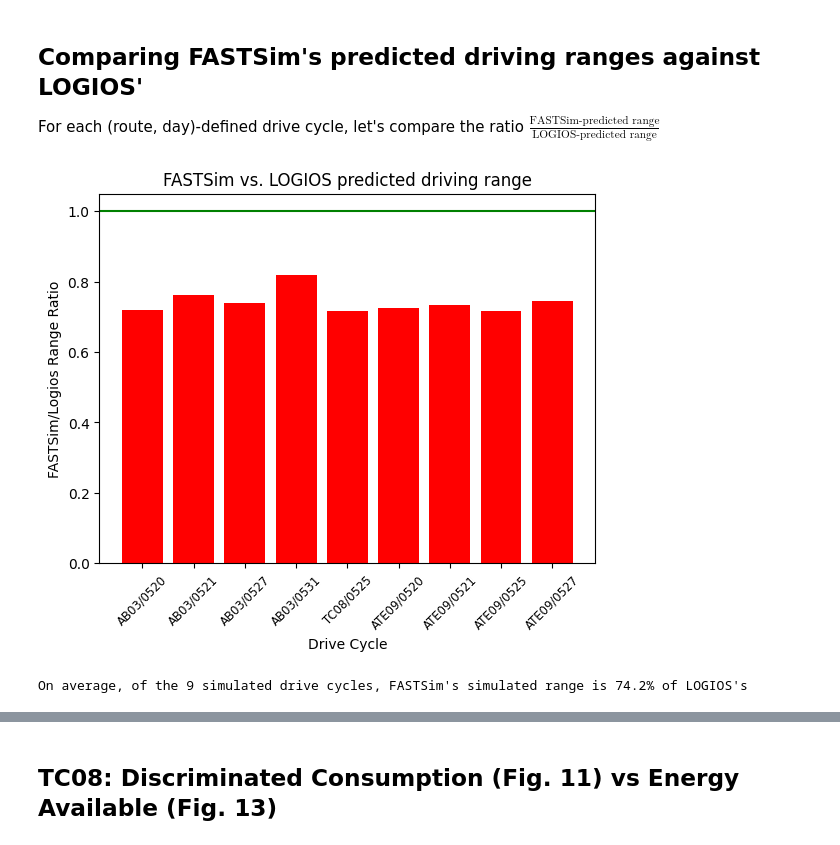
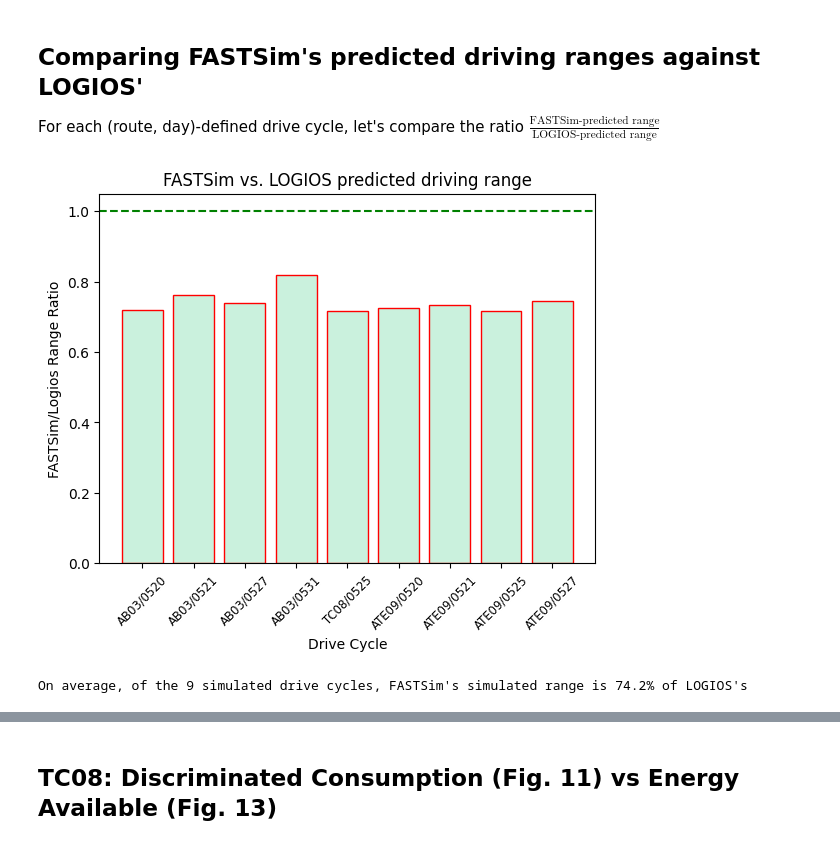
Before and after one commit to RESET-Lab/TransitBusSimulation, a Jupyter notebook: FASTSim Simulation/Bus Parameter Validation.ipynb, the cells around one changed output, grey strips where cells are left out. Drawn from its saved outputs; the diff is of its cells as text; code cells hidden in the pictures.

```diff
--- a/FASTSim Simulation/Bus Parameter Validation.ipynb
+++ b/FASTSim Simulation/Bus Parameter Validation.ipynb
@@ -97,21 +106,21 @@ For each (route, day)-defined drive cycle, let's compare the ratio $\frac{\text{
 # %%
 route_days = []
 range_diffs = []
 for drive_cycle in results.keys():
     route_days.append(drive_cycle)
     fastsim_range = results[drive_cycle]['fastsim_range']
     logios_range = results[drive_cycle]['logios_range']
     range_diffs.append(fastsim_range/logios_range)
 
-plt.bar(route_days, height=range_diffs, color='red')
+plt.bar(route_days, height=range_diffs, edgecolor='red', color='#CAF1DD')
 plt.title('FASTSim vs. LOGIOS predicted driving range')
-plt.axhline(1.0, color='green')
+plt.axhline(1.0, color='green', linestyle='dashed')
 plt.xlabel('Drive Cycle')
 plt.ylabel('FASTSim/Logios Range Ratio')
 plt.xticks(rotation=45, fontsize='small')
 plt.show()
 
 print(f'On average, of the {len(route_days)} simulated drive cycles, FASTSim\'s simulated range is {np.average(range_diffs)*100:.01f}% of LOGIOS\'s')
 # %% [output]
-[figure, old version]
+[figure, new version]
 On average, of the 9 simulated drive cycles, FASTSim's simulated range is 74.2% of LOGIOS's
```
Also changed, not shown: parts of 21 cells of this notebook, 4 other files.
